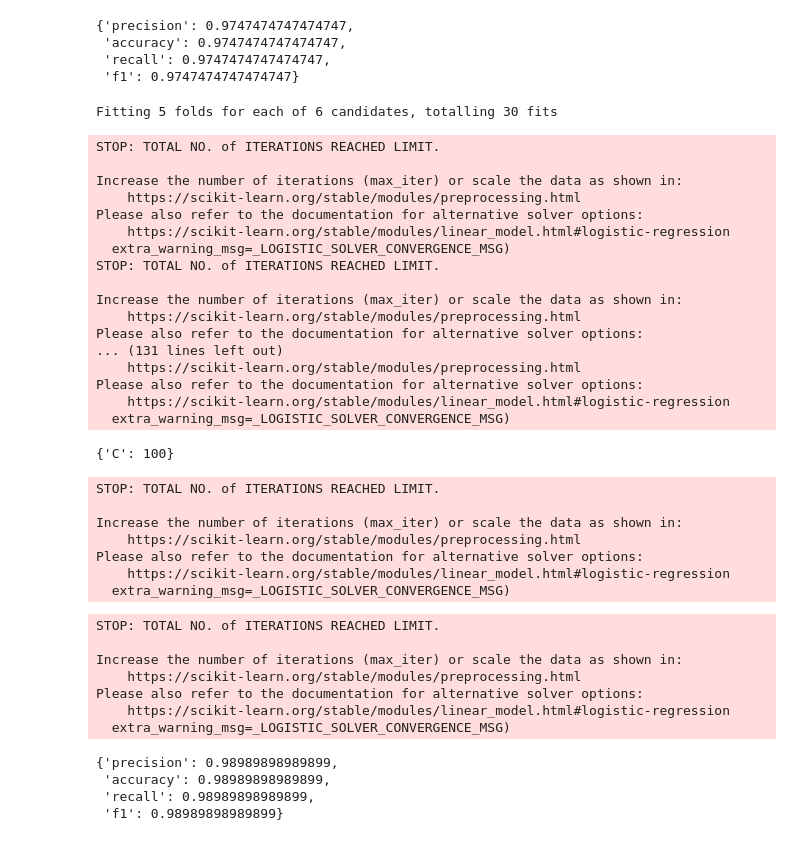
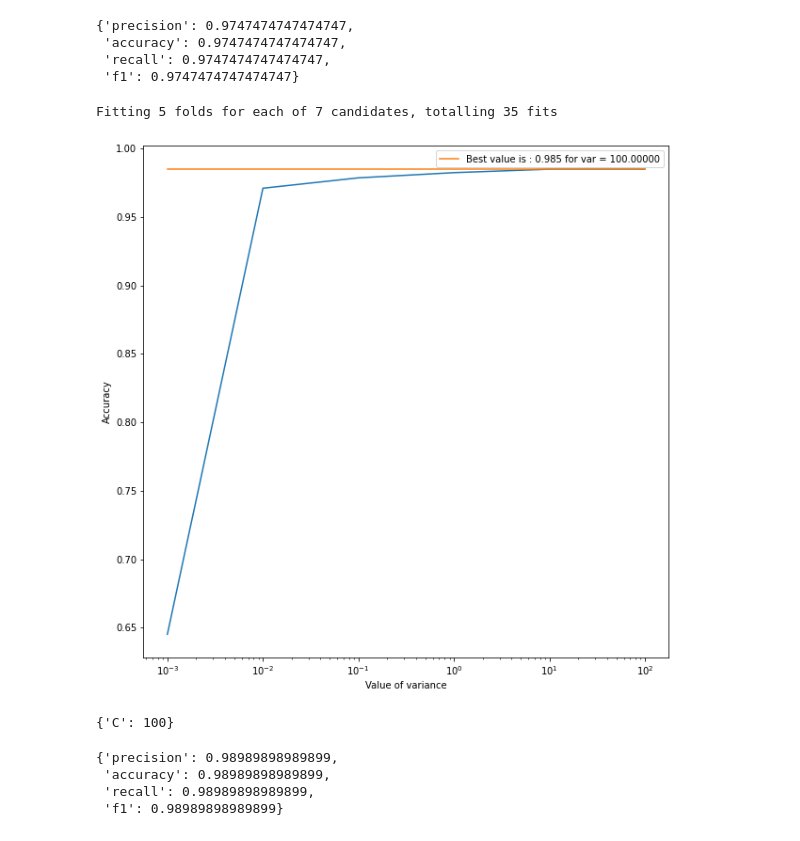
Before and after one commit to Arthur8754/ProjetML, a Jupyter notebook: main.ipynb, the cells around one changed output. Saved outputs shown, nothing was run; the diff lists cells and outputs as text; code cells hidden in the pictures.

```diff
--- a/main.ipynb
+++ b/main.ipynb
@@ -77,5 +45,5 @@ Fitting 5 folds for each of 100 candidates, totalling 500 fits
 # %%
-gaussian_classifier = GaussianNBClassifier()
+gaussian_classifier = GaussianNB_Classifier()
 gaussian_classifier.setParameter(gaussian_best_params)
 
 gaussian_classifier.train(X_train,y_train)
@@ -91,40 +59,17 @@ gaussian_classifier.error(y_pred,y_test)
  'f1': 0.9747474747474747}
 # %%
 # create an instance of the LogisticRegressionClassifier class with a dictionary of hyperparameters to search over
-logistic_classifier = LogisticRegressionClassifier({"C":[100, 10, 1.0, 0.1, 0.01,0.001]})
+logistic_classifier = LogisticRegression_Classifier({"C":[100,50, 10, 1.0, 0.1, 0.01,0.001]})
 
 # find the best hyperparameters for the classifier
-logistic_best_params = logistic_classifier.hyperparameter_search(X_train, y_train, k=5)
+logistic_best_params = logistic_classifier.hyperparameter_search(X_train, y_train, k=5,graphic=True)
 print(logistic_best_params)
 # %% [output]
-Fitting 5 folds for each of 6 candidates, totalling 30 fits
+Fitting 5 folds for each of 7 candidates, totalling 35 fits
+[figure, added]
-STOP: TOTAL NO. of ITERATIONS REACHED LIMIT.
-
-Increase the number of iterations (max_iter) or scale the data as shown in:
-    https://scikit-learn.org/stable/modules/preprocessing.html
-Please also refer to the documentation for alternative solver options:
-    https://scikit-learn.org/stable/modules/linear_model.html#logistic-regression
-  extra_warning_msg=_LOGISTIC_SOLVER_CONVERGENCE_MSG)
-STOP: TOTAL NO. of ITERATIONS REACHED LIMIT.
-
-Increase the number of iterations (max_iter) or scale the data as shown in:
-    https://scikit-learn.org/stable/modules/preprocessing.html
-Please also refer to the documentation for alternative solver options:
-... (131 lines left out)
-    https://scikit-learn.org/stable/modules/preprocessing.html
-Please also refer to the documentation for alternative solver options:
-    https://scikit-learn.org/stable/modules/linear_model.html#logistic-regression
-  extra_warning_msg=_LOGISTIC_SOLVER_CONVERGENCE_MSG)
+{'C': 100}
-{'C': 100}
-STOP: TOTAL NO. of ITERATIONS REACHED LIMIT.
-
-Increase the number of iterations (max_iter) or scale the data as shown in:
-    https://scikit-learn.org/stable/modules/preprocessing.html
-Please also refer to the documentation for alternative solver options:
-    https://scikit-learn.org/stable/modules/linear_model.html#logistic-regression
-  extra_warning_msg=_LOGISTIC_SOLVER_CONVERGENCE_MSG)
 # %%
-logistic_classifier = LogisticRegressionClassifier()
+logistic_classifier = LogisticRegression_Classifier()
 logistic_classifier.setParameter(logistic_best_params)
 
 logistic_classifier.train(X_train,y_train)
@@ -134,14 +79,7 @@ y_pred = logistic_classifier.predict(X_test)
 # use the LabelEncoder object to transform your data
 logistic_classifier.error(y_pred,y_test)
 # %% [output]
-STOP: TOTAL NO. of ITERATIONS REACHED LIMIT.
-
-Increase the number of iterations (max_iter) or scale the data as shown in:
-    https://scikit-learn.org/stable/modules/preprocessing.html
-Please also refer to the documentation for alternative solver options:
-    https://scikit-learn.org/stable/modules/linear_model.html#logistic-regression
-  extra_warning_msg=_LOGISTIC_SOLVER_CONVERGENCE_MSG)
+{'precision': 0.98989898989899,
+ 'accuracy': 0.98989898989899,
+ 'recall': 0.98989898989899,
+ 'f1': 0.98989898989899}
-{'precision': 0.98989898989899,
- 'accuracy': 0.98989898989899,
- 'recall': 0.98989898989899,
- 'f1': 0.98989898989899}
```
Also changed, not shown: parts of 7 cells of this notebook, 4 other files.
